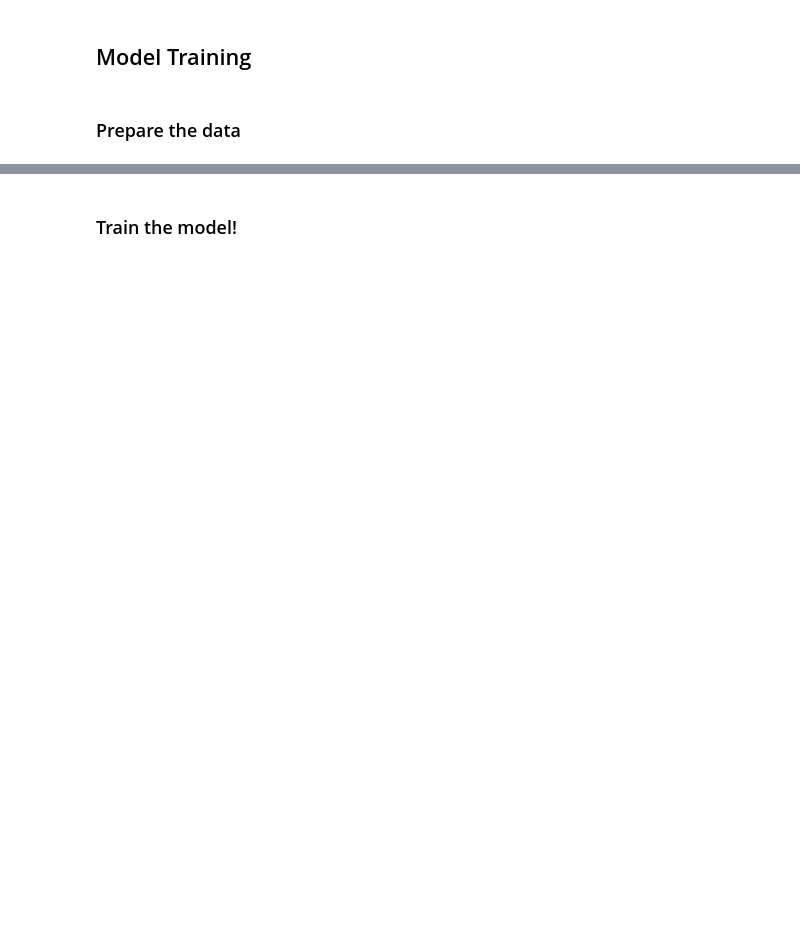
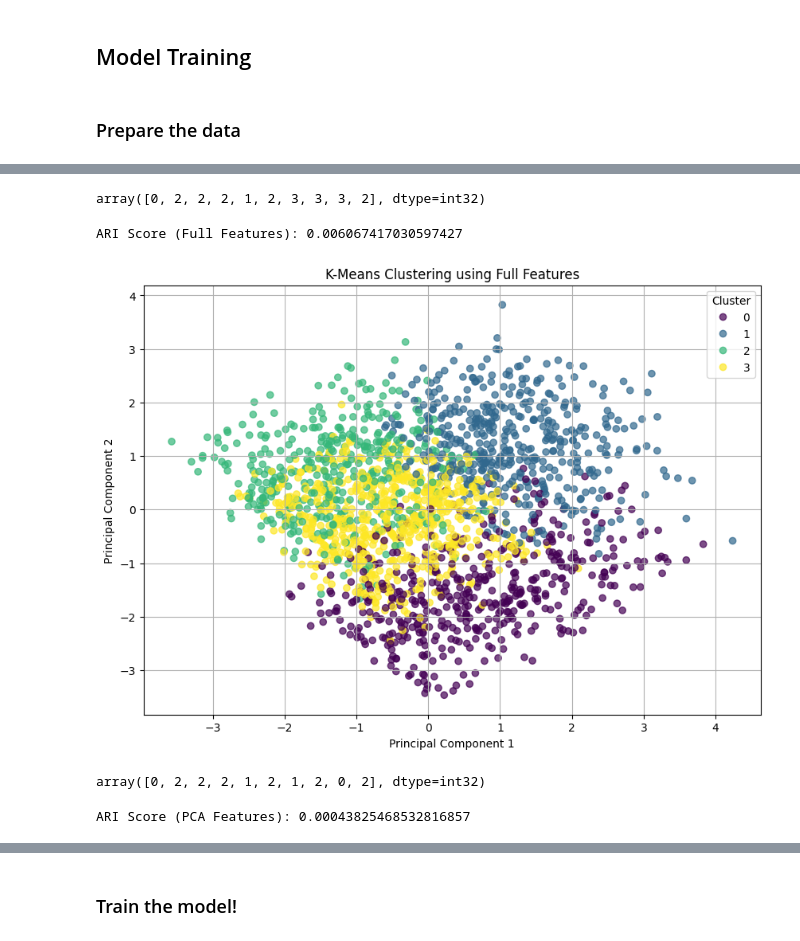
Before and after one commit to JanaAlisa2010/Jana_DM2026-Assignment-2, a Jupyter notebook: Real_World_Classification.ipynb, the cells around one changed output, grey strips where cells are left out. Drawn from its saved outputs; the diff is of its cells as text; code cells hidden in the pictures; blank space fills up the shorter version.

```diff
--- a/Real_World_Classification.ipynb
+++ b/Real_World_Classification.ipynb
@@ -251,0 +593,61 @@ y_train unique: [0 1]
+# %%
+#KMeans auf allen Features
+kmeans_full = KMeans(
+    n_clusters=4,
+    random_state=42
+)
+
+clusters_full = kmeans_full.fit_predict(X_scaled)
+
+clusters_full[:10]
+# %% [output]
+array([0, 2, 2, 2, 1, 2, 3, 3, 3, 2], dtype=int32)
+# %%
+#ARI berechnen
+ari_full = adjusted_rand_score(y, clusters_full)
+
+print("ARI Score (Full Features):", ari_full)
+# %% [output]
+ARI Score (Full Features): 0.006067417030597427
+# %%
+#Clusterplot für Full Features
+plt.figure(figsize=(10, 7))
+
+scatter = plt.scatter(
+    X_pca[:, 0],
+    X_pca[:, 1],
+    c=clusters_full,
+    cmap='viridis',
+    alpha=0.7
+)
+
+plt.xlabel("Principal Component 1")
+plt.ylabel("Principal Component 2")
+plt.title("K-Means Clustering using Full Features")
+
+plt.legend(*scatter.legend_elements(), title="Cluster")
+
+plt.grid(True)
+
+plt.show()
+# %% [output]
+[figure, added]
+# %%
+#KMeans auf PCA-Daten
+kmeans_pca = KMeans(
+    n_clusters=4,
+    random_state=42
+)
+
+clusters_pca = kmeans_pca.fit_predict(X_pca)
+
+clusters_pca[:10]
+# %% [output]
+array([0, 2, 2, 2, 1, 2, 1, 2, 0, 2], dtype=int32)
+# %%
+#ARI berechnen
+ari_pca = adjusted_rand_score(y, clusters_pca)
+
+print("ARI Score (PCA Features):", ari_pca)
+# %% [output]
+ARI Score (PCA Features): 0.00043825468532816857
```
Also changed, not shown: parts of 48 cells of this notebook, 1 other file.
